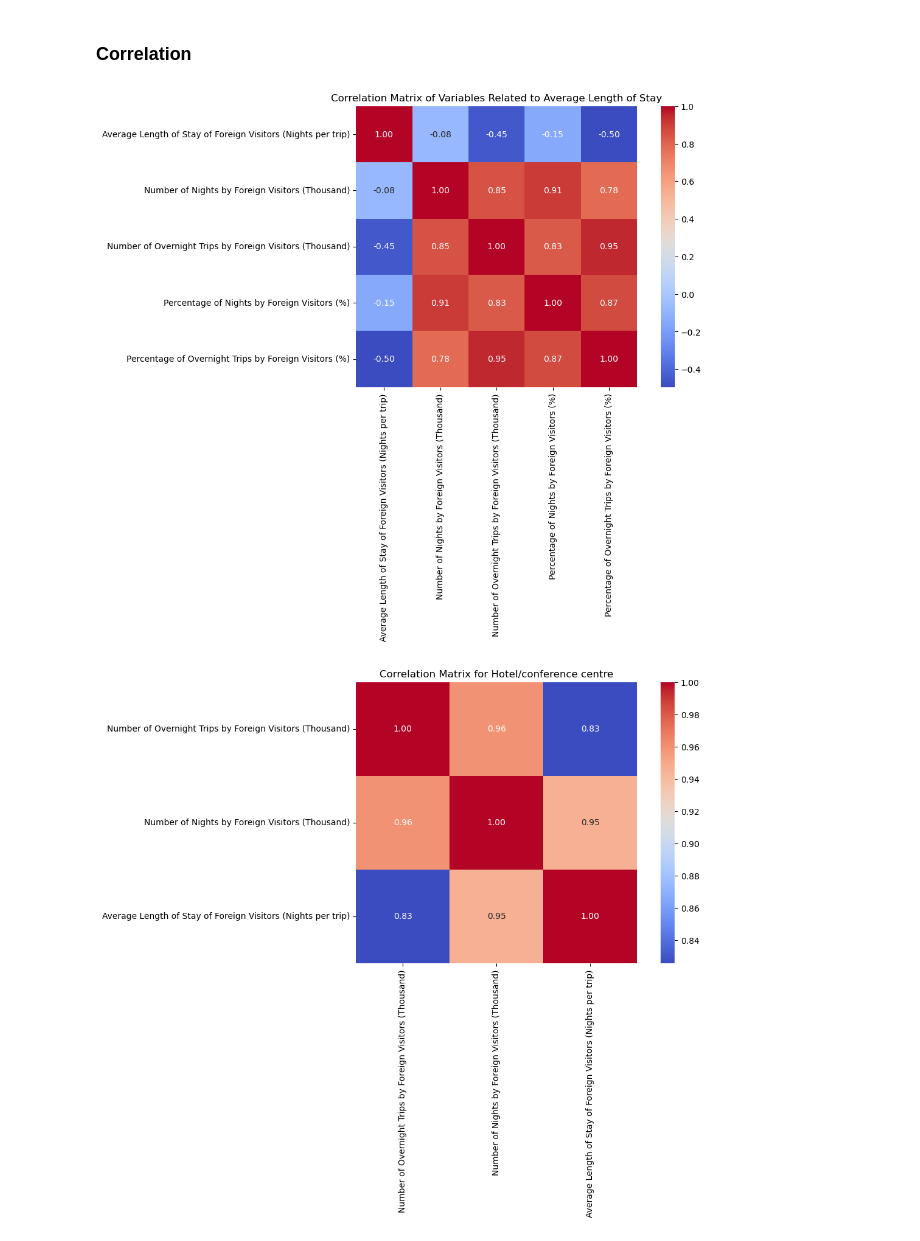
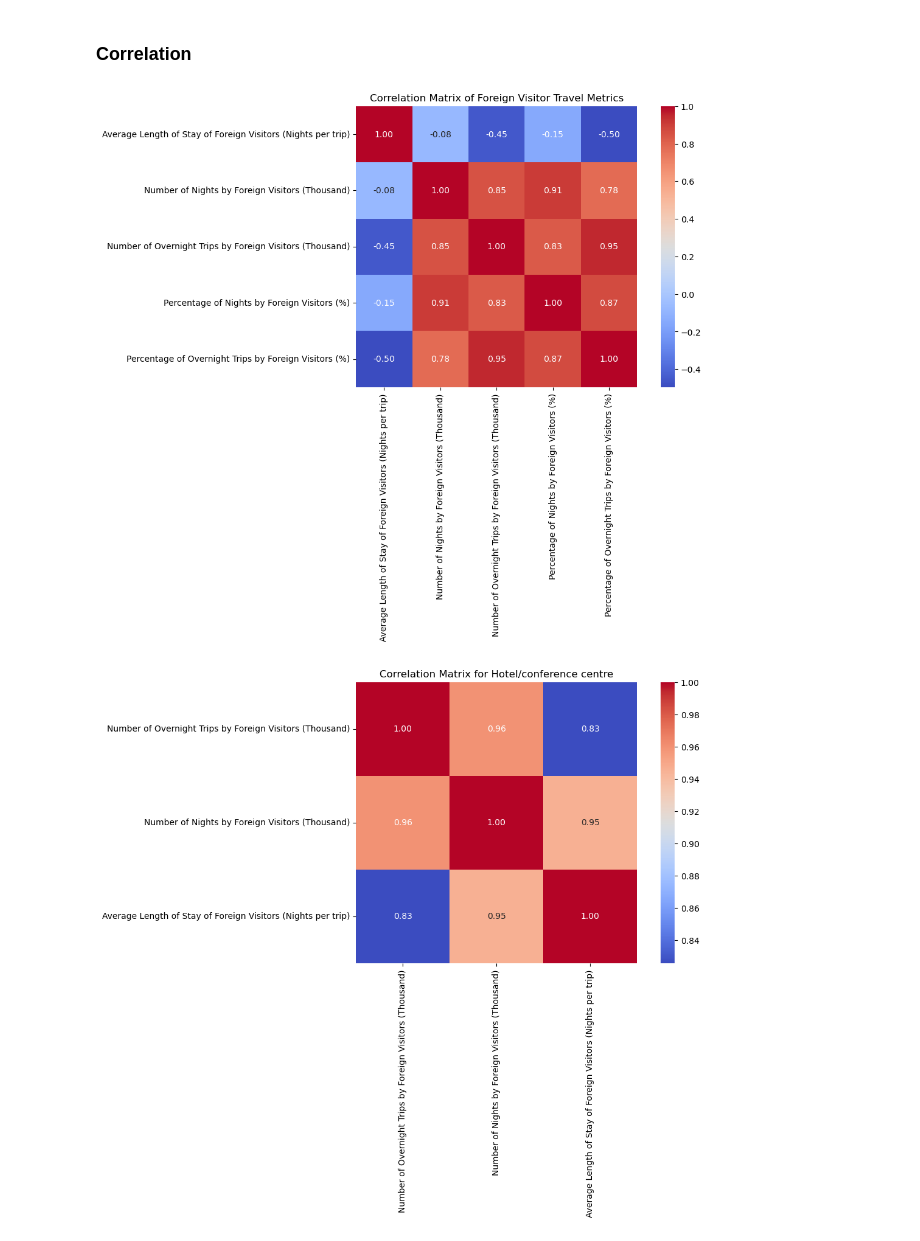
Before and after one commit to IssetVillegas/CCT-Dublin-msc-da-sept-24-sem-1-ca1-IssetVillegas, a Jupyter notebook: EDA.ipynb, the cells around one changed output. Cells and saved outputs as stored; diff of their text form; code cells hidden in the pictures.

Commit message:
correlation
adding correlation matrix

```diff
--- a/EDA.ipynb
+++ b/EDA.ipynb
@@ -429,17 +451,17 @@ No outliers std: 3.8385623014755788
 # %%
 #Selecting variables for to correlate on the heatmap
 features = [
     'Average Length of Stay of Foreign Visitors (Nights per trip)',
     'Number of Nights by Foreign Visitors (Thousand)',
     'Number of Overnight Trips by Foreign Visitors (Thousand)',
     'Percentage of Nights by Foreign Visitors (%)',
     'Percentage of Overnight Trips by Foreign Visitors (%)'
 ]
 
 #To call the function from utilss
-plot_correlation_heatmap(df_no_outliers, features, title='Correlation Matrix of Variables Related to Average Length of Stay')
+plot_correlation_heatmap(df_no_outliers, features, title= 'Correlation Matrix of Foreign Visitor Travel Metrics')
 # %% [output]
-[figure, old version]
+[figure, new version]
 # %%
 #To filter for each accommodation type
 types_of_accommodation = df_filtered['Main Accommodation Type'].unique()
```
Also changed, not shown: parts of 7 cells of this notebook.
